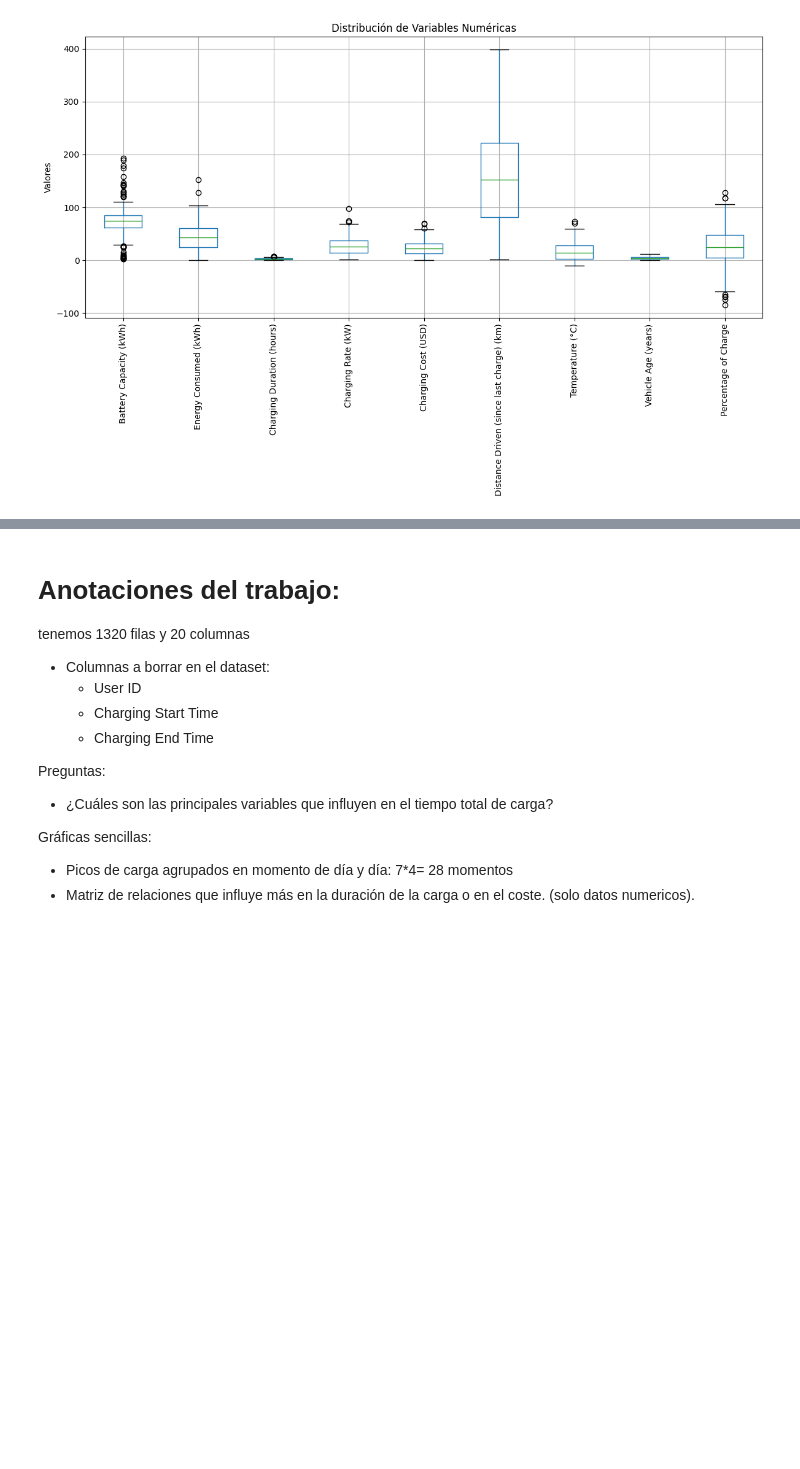
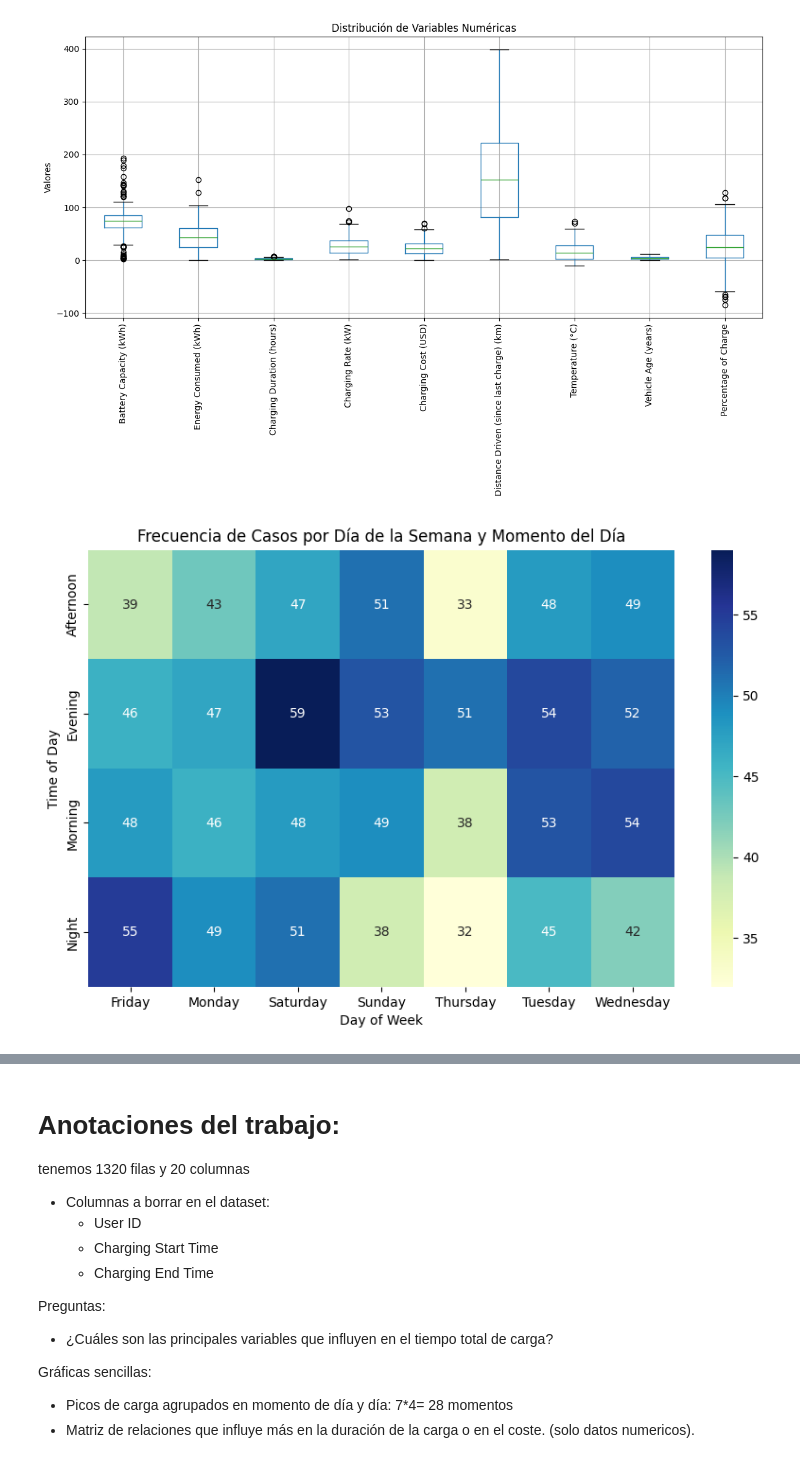
Before and after one commit to bermejo4/MachineLearning-MADI, a Jupyter notebook: DataScience/FinalProject_DS_Jaime.ipynb, the cells around one changed output, grey strips where cells are left out. Drawn from its saved outputs; the diff is of its cells as text; code cells hidden in the pictures; blank space fills up the shorter version.

```diff
--- a/DataScience/FinalProject_DS_Jaime.ipynb
+++ b/DataScience/FinalProject_DS_Jaime.ipynb
@@ -269,3 +269,22 @@ plt.tight_layout()
 plt.show()
 # %% [output]
 [figure]
+# %%
+import pandas as pd
+import seaborn as sns
+import matplotlib.pyplot as plt
+
+# Agrupamos los datos y contamos las ocurrencias para cada combinación de día y momento del día
+heatmap_data = data_cleaned.groupby(['Time of Day', 'Day of Week']).size().unstack(fill_value=0)
+
+# Crear el heatmap
+plt.figure(figsize=(10, 6))
+sns.heatmap(heatmap_data, annot=True, fmt="d", cmap="YlGnBu", cbar=True)
+
+# Configurar los ejes y el título
+plt.xlabel("Day of Week")
+plt.ylabel("Time of Day")
+plt.title("Frecuencia de Casos por Día de la Semana y Momento del Día")
+plt.show()
+# %% [output]
+[figure, added]
```
Also changed, not shown: parts of 2 cells of this notebook.
